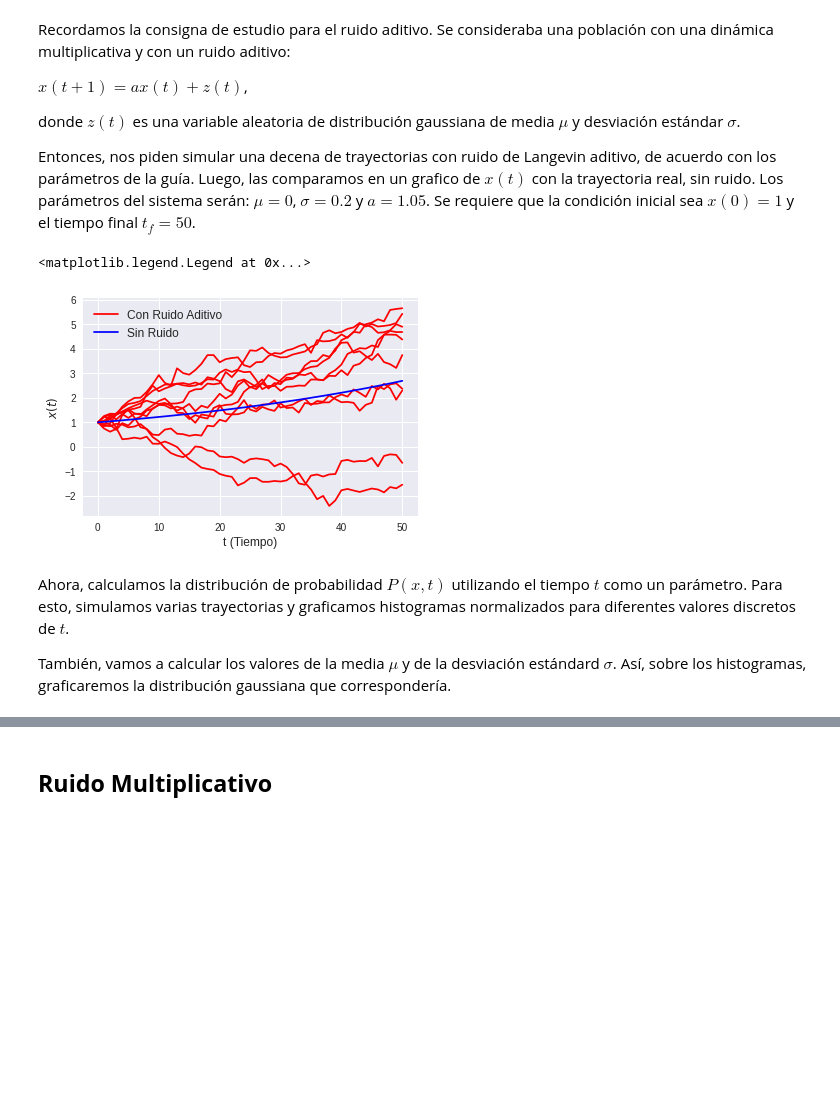
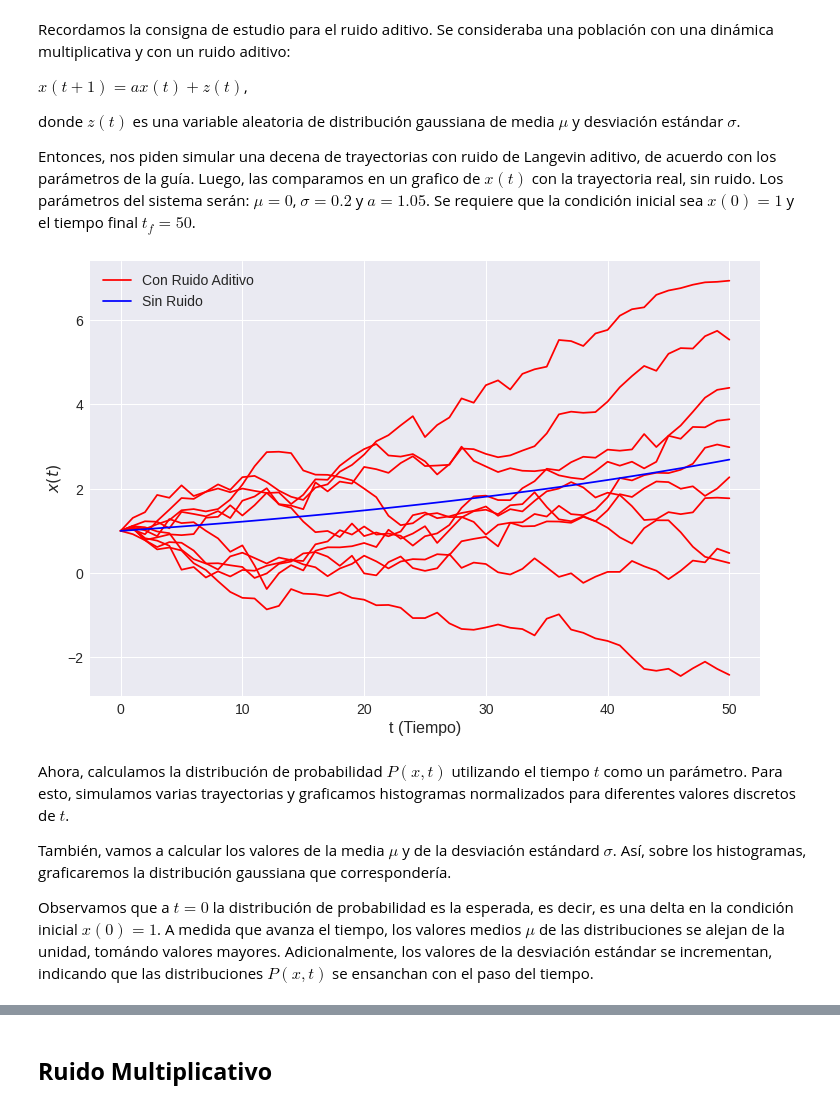
Before and after one commit to denisecammarota/matbio, a Jupyter notebook: tp3/P3_Ej2.ipynb, the cells around one changed output, grey strips where cells are left out. Cells and saved outputs as stored; diff of their text form; code cells hidden in the pictures; blank space fills up the shorter version.

```diff
--- a/tp3/P3_Ej2.ipynb
+++ b/tp3/P3_Ej2.ipynb
@@ -34,31 +38,37 @@ def langevin_additive(mean,sigma,xo,a,tf):
     x[i+1] = a*x[i] + np.random.normal(mean,sigma)
   return x
 # %%
+#@title
 #inicializo con los parámetros que me piden en la guía
 mean = 0
 sigma = 0.2
 xo = 1
 a = 1.02
 tf = 50
 #y ahora me piden una decena de trayectorias
 #también, dibujo la trayectoria sin ruido
 #en gráficos de x(t) para todas las trayectorias
 #primero, grafico la decena de trayectorias con ruido de langevin
+plt.figure(figsize=(12,8))
 for i in range(10):
   if i == 0:
     plt.plot(langevin_additive(mean,sigma,xo,a,tf),'-r',label='Con Ruido Aditivo')
   else:
     plt.plot(langevin_additive(mean,sigma,xo,a,tf),'-r')
 #segundo, grafico la trayectoria sin ruido, poniendo mean=sigma=0
 plt.plot(langevin_additive(0,0,xo,a,tf),'-b',label='Sin Ruido')
-plt.xlabel(r't (Tiempo)',fontsize=12)
-plt.ylabel(r'$x(t)$',fontsize=12)
-plt.legend(fontsize=12)
+plt.xlabel(r't (Tiempo)',fontsize=16)
+plt.ylabel(r'$x(t)$',fontsize=16)
+plt.legend(fontsize=14)
+plt.xticks(fontsize=14)
+plt.yticks(fontsize=14)
+plt.show()
 # %% [output]
-<matplotlib.legend.Legend at 0x...>
-[figure, old version]
+[figure, new version]
 # %% [markdown]
 Ahora, calculamos la distribución de probabilidad $P(x,t)$ utilizando el tiempo $t$ como un parámetro. Para esto, simulamos varias trayectorias y graficamos histogramas normalizados para diferentes valores discretos de $t$.
 
 También, vamos a calcular los valores de la media $\mu$ y de la desviación estándard $\sigma$. Así, sobre los histogramas, graficaremos la distribución gaussiana que correspondería.
+
+Observamos que a $t=0$ la distribución de probabilidad es la esperada, es decir, es una delta en la condición inicial $x(0) = 1$. A medida que avanza el tiempo, los valores medios $\mu$ de las distribuciones se alejan de la unidad, tomándo valores mayores. Adicionalmente, los valores de la desviación estándar se incrementan, indicando que las distribuciones $P(x,t)$ se ensanchan con el paso del tiempo.
 # %%
```
Also changed, not shown: parts of 13 cells of this notebook.
